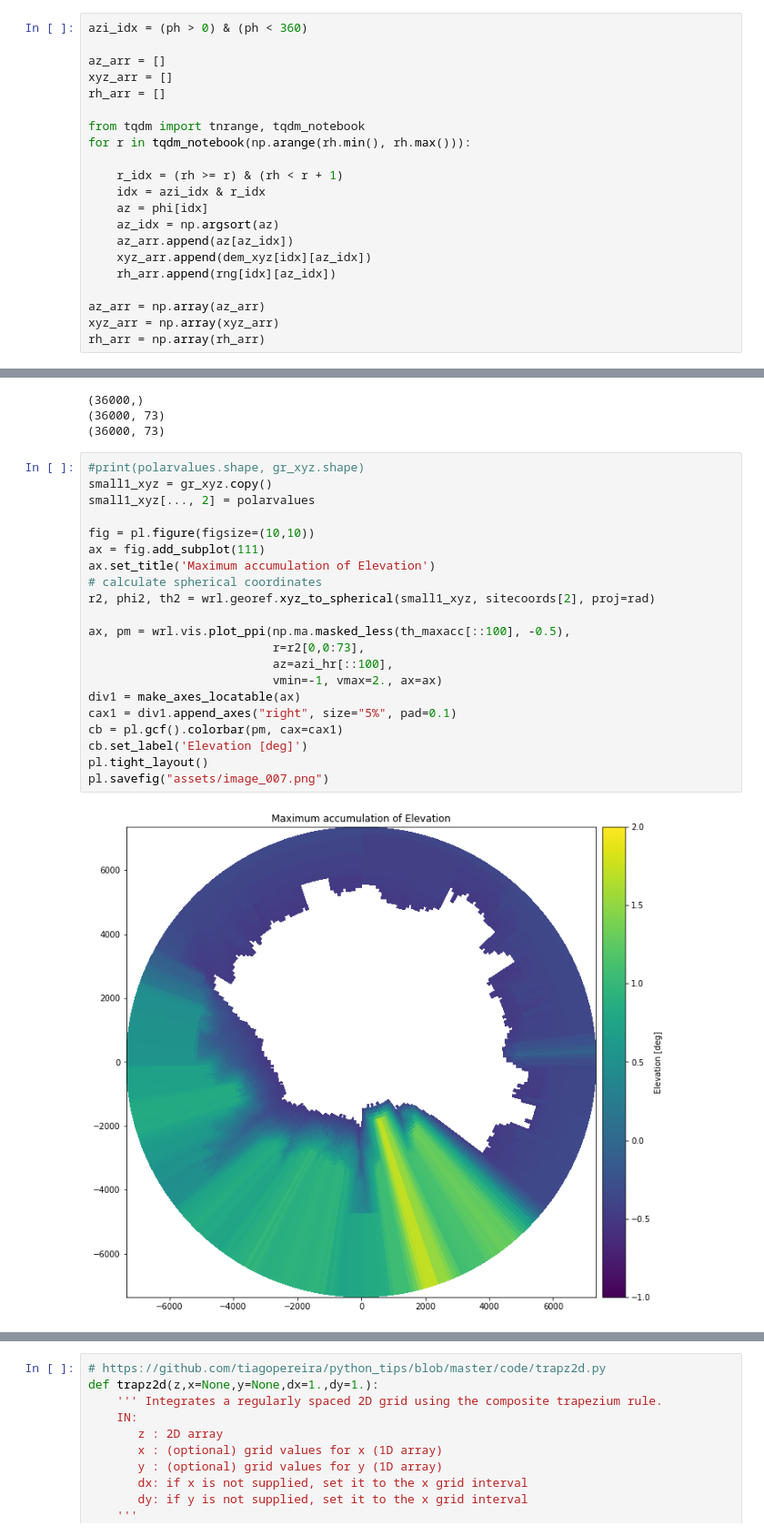
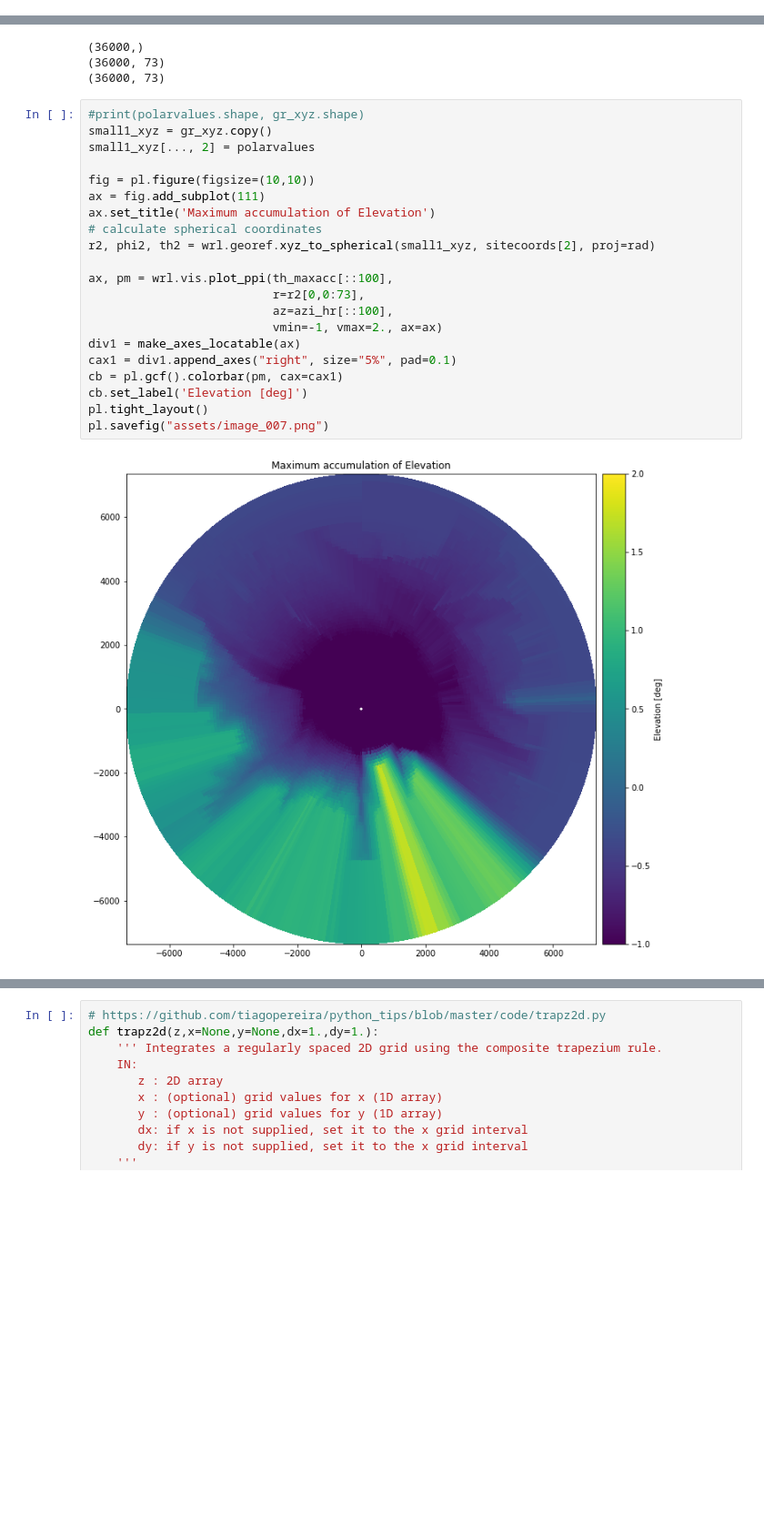
Before and after one commit to heistermann/beamblockage, a Jupyter notebook: ERAD_2018.ipynb, the cells around one changed output, grey strips where cells are left out. Shown at 91% size. Saved outputs shown, nothing was run; the diff lists cells and outputs as text; blank space fills up the shorter version.

```diff
--- a/ERAD_2018.ipynb
+++ b/ERAD_2018.ipynb
@@ -353,21 +323,0 @@ Wall time: 1.48 s
-# %%
-azi_idx = (ph > 0) & (ph < 360)
-
-az_arr = []
-xyz_arr = []
-rh_arr = []
-
-from tqdm import tnrange, tqdm_notebook
-for r in tqdm_notebook(np.arange(rh.min(), rh.max())):
-
-    r_idx = (rh >= r) & (rh < r + 1)
-    idx = azi_idx & r_idx
-    az = phi[idx]
-    az_idx = np.argsort(az)
-    az_arr.append(az[az_idx])
-    xyz_arr.append(dem_xyz[idx][az_idx])
-    rh_arr.append(rng[idx][az_idx])
-
-az_arr = np.array(az_arr)
-xyz_arr = np.array(xyz_arr)
-rh_arr = np.array(rh_arr)
@@ -550,26 +524,26 @@ print(th_maxacc.shape)
 # %%
 #print(polarvalues.shape, gr_xyz.shape)
 small1_xyz = gr_xyz.copy()
 small1_xyz[..., 2] = polarvalues
 
 fig = pl.figure(figsize=(10,10))
 ax = fig.add_subplot(111)
 ax.set_title('Maximum accumulation of Elevation')
 # calculate spherical coordinates
 r2, phi2, th2 = wrl.georef.xyz_to_spherical(small1_xyz, sitecoords[2], proj=rad)
 
-ax, pm = wrl.vis.plot_ppi(np.ma.masked_less(th_maxacc[::100], -0.5),
+ax, pm = wrl.vis.plot_ppi(th_maxacc[::100],
                           r=r2[0,0:73],
                           az=azi_hr[::100],
                           vmin=-1, vmax=2., ax=ax)
 div1 = make_axes_locatable(ax)
 cax1 = div1.append_axes("right", size="5%", pad=0.1)
 cb = pl.gcf().colorbar(pm, cax=cax1)
 cb.set_label('Elevation [deg]')
 pl.tight_layout()
 pl.savefig("assets/image_007.png")
 # %% [output]
-[figure, old version]
+[figure, new version]
 # %% [markdown]
 ### Maximum Accumulation of Elevations along Range
 
```
Also changed, not shown: parts of 28 cells of this notebook, 1 other file.
